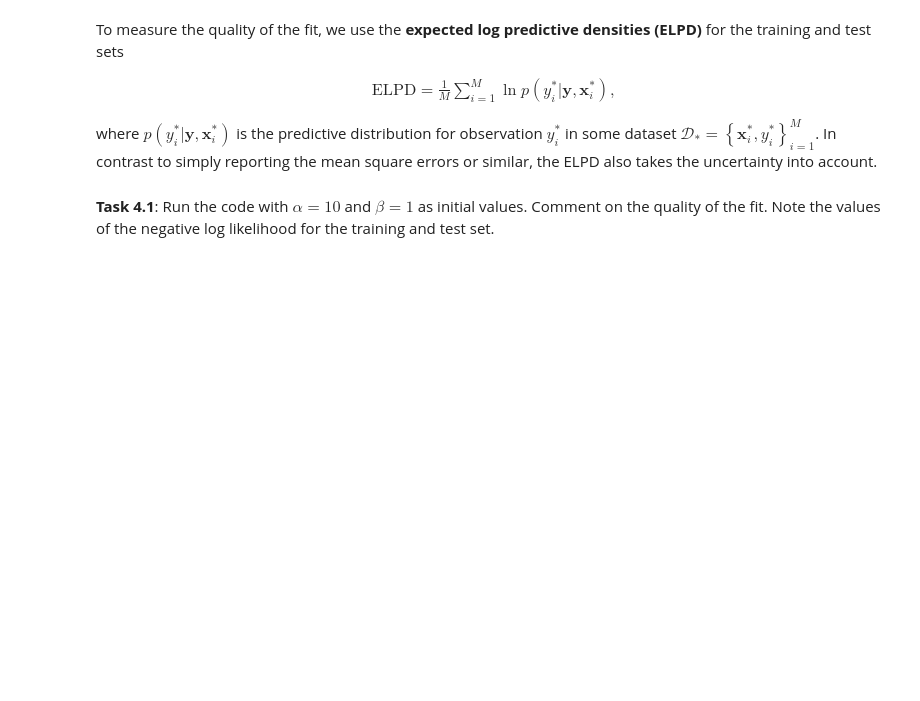
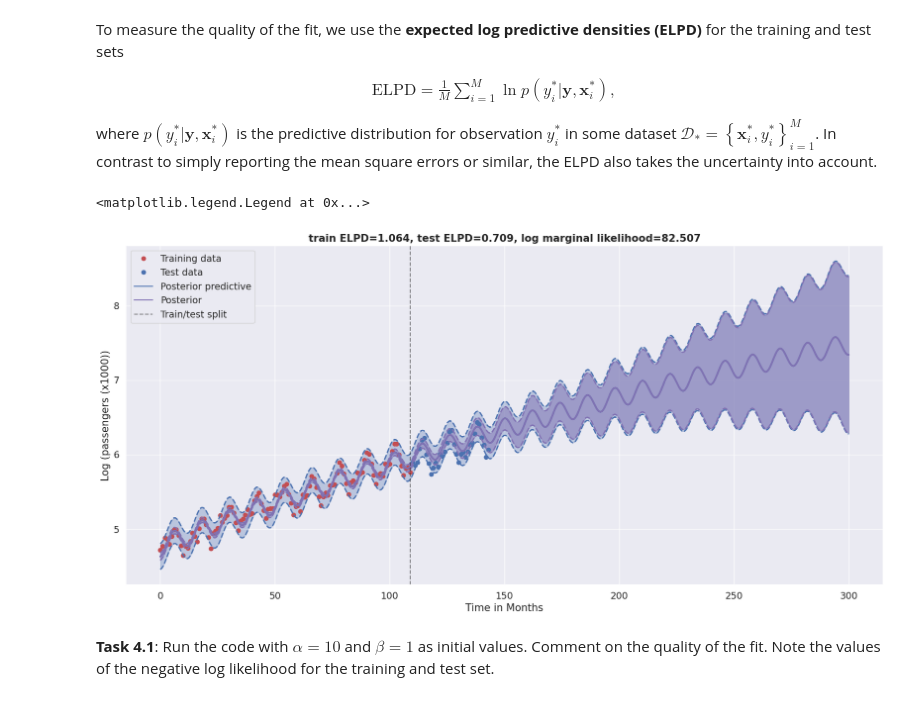
Before and after one commit to nielsenchristianole/bayesian_ml_notes, a Jupyter notebook: excercises/week_03/ex3_handout.ipynb, the cells around one changed output. Drawn from its saved outputs; the diff is of its cells as text; code cells hidden in the pictures; blank space fills up the shorter version.

```diff
--- a/excercises/week_03/ex3_handout.ipynb
+++ b/excercises/week_03/ex3_handout.ipynb
@@ -225,12 +234,8 @@ class BayesianLinearRegression(object):
         """ computes the posterior N(w|m, S) and return m, S.
             Shape of m and S must be (D, 1) and (D, D), respectively  """
 
-        #############################################
-        # Insert your solution here
-        #############################################
-        #############################################
-        # End of solution
-        #############################################
+        S = np.linalg.inv(alpha*np.eye(self.D) + beta * self.Phi.T @ self.Phi)
+        m = beta * S @ self.Phi.T @ self.y
         return m, S
 
     def generate_prior_samples(self, num_samples):
@@ -246,8 +251,8 @@ class BayesianLinearRegression(object):
             If Phi is a [N, D]-matrix, then the shapes of both mu_f and var_f must be (N,)
             The function returns (mu_f, var_f)
         """
-        mu_f = <insert code here>
-        var_f = <insert code here>
+        mu_f = (Phi @ self.m).ravel()
+        var_f = np.diag(Phi @ self.S @ Phi.T)
 
         # check dimensions before returning values
         assert mu_f.shape == (Phi.shape[0],), "Shape of mu_f seems wrong. Check your implementation"
@@ -260,8 +265,8 @@ class BayesianLinearRegression(object):
             The function returns (mu_y, var_y)
         """
         mu_f, var_f = self.predict_f(Phi)
-        mu_y = <insert code here>
-        var_y = <insert code here>
+        mu_y = mu_f
+        var_y = var_f + 1 / self.beta
 
         # check dimensions before returning values
         assert mu_y.shape == (Phi.shape[0],), "Shape of mu_y seems wrong. Check your implementation"
@@ -521,39 +533,43 @@ def compute_elpd(y, mu, s2):
 
 # Creates design matrix Phi based on input
 def design_matrix(x):
+    return np.column_stack((np.ones(len(x)), x,   x**2, np.cos(2*np.pi*x/12)))
+    return np.column_stack((np.ones(len(x)), x, x**2))
     return np.column_stack((np.ones(len(x)), x,   ))
-    #return np.column_stack((np.ones(len(x)), x, x**2))
-    #return np.column_stack((np.ones(len(x)), x,   x**2, np.cos(2*np.pi*x/12)))
 
 # prepare input data
 xpred = np.linspace(0, 143, 500)
+xpred = np.linspace(0, 300, 500)
 Phi_train = design_matrix(xtrain)
 Phi_test = design_matrix(xtest)
 Phi_pred = design_matrix(xpred)
 
 # fit model
-model = BayesianLinearRegression(Phi_train, ytrain, alpha=1, beta=1)
-#model.optimize_hyperparameters()
+model = BayesianLinearRegression(Phi_train, ytrain, alpha=10, beta=1)
+model.optimize_hyperparameters()
 logZ = model.log_marginal_likelihood
 
 # make predictions for plotting
 ypred_mu, ypred_s2 = model.predict_f(Phi_pred)
 tpred_mu, tpred_s2 = model.predict_y(Phi_pred)
 
 # make predictions for training and test set & evaluate performance metrics
 ytrain_mu, ytrain_s2 = model.predict_y(Phi_train)
 ytest_mu, ytest_s2 = model.predict_y(Phi_test)
 train_elpd = compute_elpd(ytrain, ytrain_mu, ytrain_s2)
 test_elpd = compute_elpd(ytest, ytest_mu, ytest_s2)
 
 # plot
 fig, ax = plt.subplots(1, 1, figsize=(20,9))
 plot_data(ax)
 plot_predictions(ax, xpred, tpred_mu, tpred_s2, color='b', label='Posterior predictive', visibility=0.3)
 plot_predictions(ax, xpred, ypred_mu, ypred_s2, color='m', label='Posterior')
 ax.set_title('train ELPD=%4.3f, test ELPD=%4.3f, log marginal likelihood=%4.3f' % (train_elpd, test_elpd, logZ), fontweight='bold');
 ax.axvline(xtrain[-1], color='k', linestyle='--', alpha=0.5, label='Train/test split')
 ax.legend()
+# %% [output]
+<matplotlib.legend.Legend at 0x...>
+[figure, added]
 # %% [markdown]
 
 **Task 4.1**: Run the code with $\alpha = 10$ and $\beta = 1$ as initial values. Comment on the quality of the fit. Note the values of the negative log likelihood for the training and test set.
```
Also changed, not shown: parts of 7 cells of this notebook.
